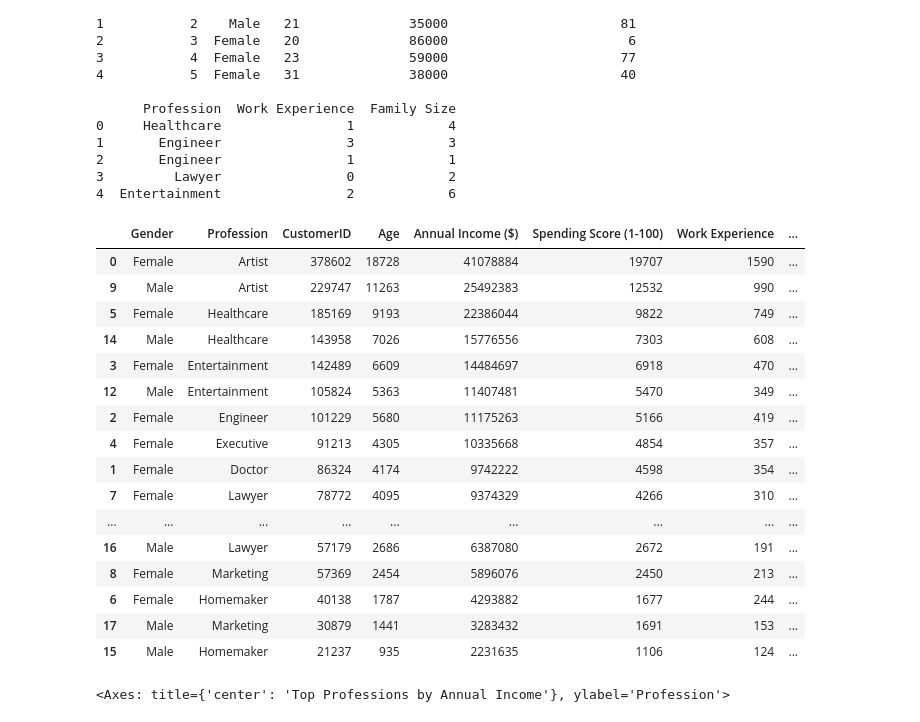
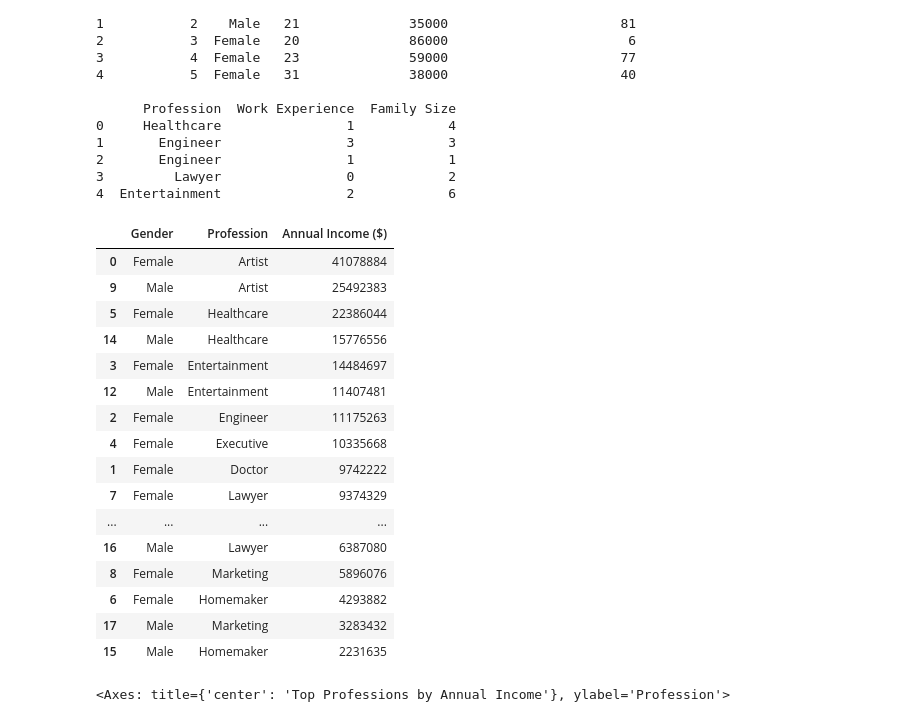
Before and after one commit to htadicha/NLP-Sentiment-Analysis--Product-Movie-Reviews, a Jupyter notebook: segementation.ipynb, the cells around one changed output. Saved outputs shown, nothing was run; the diff lists cells and outputs as text; code cells hidden in the pictures.

```diff
--- a/segementation.ipynb
+++ b/segementation.ipynb
@@ -61,26 +61,26 @@ Loading file: data/Customers.csv
 3         Lawyer                0            2
 4  Entertainment                2            6
 # %%
-Top=df.groupby(['Gender', 'Profession']).sum('Annual Income ($)').reset_index().sort_values(by='Annual Income ($)', ascending=False)
+Top=df.groupby(['Gender', 'Profession'])['Annual Income ($)'].sum().reset_index().sort_values(by='Annual Income ($)', ascending=False)
 Top
 # %% [output]
-|  | Gender | Profession | CustomerID | Age | Annual Income ($) | Spending Score (1-100) | Work Experience | ... |
-| 0 | Female | Artist | 378602 | 18728 | 41078884 | 19707 | 1590 | ... |
-| 9 | Male | Artist | 229747 | 11263 | 25492383 | 12532 | 990 | ... |
-| 5 | Female | Healthcare | 185169 | 9193 | 22386044 | 9822 | 749 | ... |
-| 14 | Male | Healthcare | 143958 | 7026 | 15776556 | 7303 | 608 | ... |
-| 3 | Female | Entertainment | 142489 | 6609 | 14484697 | 6918 | 470 | ... |
-| 12 | Male | Entertainment | 105824 | 5363 | 11407481 | 5470 | 349 | ... |
-| 2 | Female | Engineer | 101229 | 5680 | 11175263 | 5166 | 419 | ... |
-| 4 | Female | Executive | 91213 | 4305 | 10335668 | 4854 | 357 | ... |
-| 1 | Female | Doctor | 86324 | 4174 | 9742222 | 4598 | 354 | ... |
-| 7 | Female | Lawyer | 78772 | 4095 | 9374329 | 4266 | 310 | ... |
-| ... | ... | ... | ... | ... | ... | ... | ... | ... |
-| 16 | Male | Lawyer | 57179 | 2686 | 6387080 | 2672 | 191 | ... |
-| 8 | Female | Marketing | 57369 | 2454 | 5896076 | 2450 | 213 | ... |
-| 6 | Female | Homemaker | 40138 | 1787 | 4293882 | 1677 | 244 | ... |
-| 17 | Male | Marketing | 30879 | 1441 | 3283432 | 1691 | 153 | ... |
-| 15 | Male | Homemaker | 21237 | 935 | 2231635 | 1106 | 124 | ... |
+|  | Gender | Profession | Annual Income ($) |
+| 0 | Female | Artist | 41078884 |
+| 9 | Male | Artist | 25492383 |
+| 5 | Female | Healthcare | 22386044 |
+| 14 | Male | Healthcare | 15776556 |
+| 3 | Female | Entertainment | 14484697 |
+| 12 | Male | Entertainment | 11407481 |
+| 2 | Female | Engineer | 11175263 |
+| 4 | Female | Executive | 10335668 |
+| 1 | Female | Doctor | 9742222 |
+| 7 | Female | Lawyer | 9374329 |
+| ... | ... | ... | ... |
+| 16 | Male | Lawyer | 6387080 |
+| 8 | Female | Marketing | 5896076 |
+| 6 | Female | Homemaker | 4293882 |
+| 17 | Male | Marketing | 3283432 |
+| 15 | Male | Homemaker | 2231635 |
 # %%
 Top.plot.barh(x='Profession', y='Annual Income ($)', color='skyblue', title='Top Professions by Annual Income')
 # %% [output]
```
Also changed, not shown: 1 other file.
